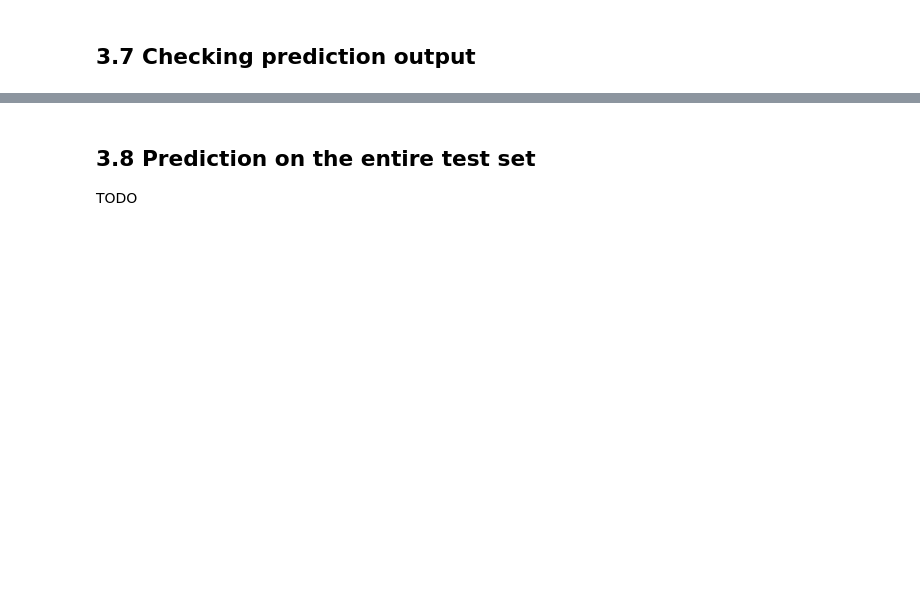
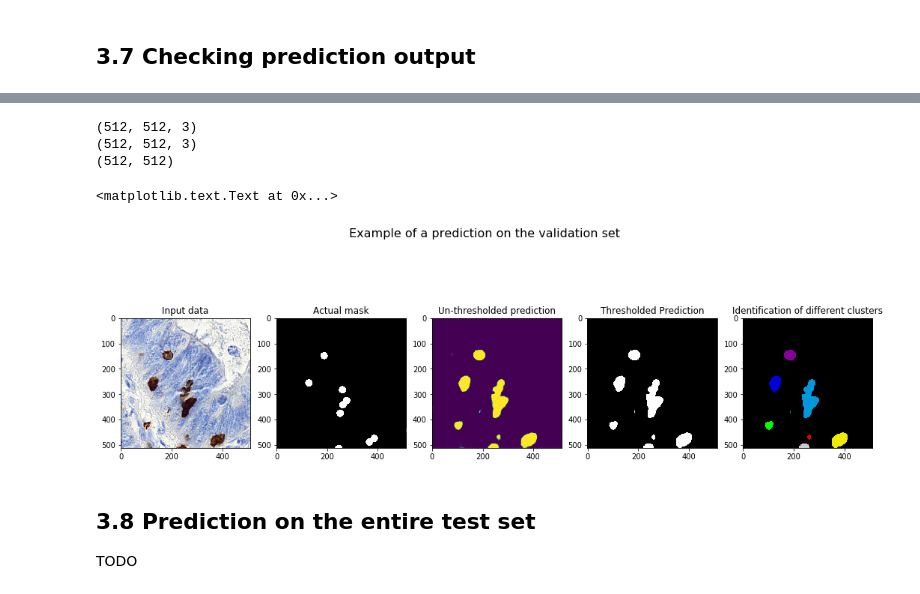
Before and after one commit to jeffluppes/ISMI2018, a Jupyter notebook: Project/ProjectNotebook.ipynb, the cells around one changed output, grey strips where cells are left out. Drawn from its saved outputs; the diff is of its cells as text; code cells hidden in the pictures; blank space fills up the shorter version.

Commit message:
Added a way to calculate centroids / label blobs, added a giant U-net

```diff
--- a/Project/ProjectNotebook.ipynb
+++ b/Project/ProjectNotebook.ipynb
@@ -642,6 +713,6 @@ plt.imshow(mask_patches[ino])
 ## 2.5 compile model and print model architecture.
 Also defines a model_checkpoint callback.
 # %%
-model = get_unet(512, 512, num_channels)
+model = get_secondunet(512, 512, num_channels)
 model_checkpoint = ModelCheckpoint('weights.h5', monitor='val_loss', save_best_only=True)
 model.summary()
@@ -683,4 +779,4 @@ Train the model. If all goes well...
 # One epoch generally takes 1 minute with batch size 1, 200 samples. Something to keep in mind..
 # the issues with the steady loss and val_loss seem to be related to the so-called dying relu problem. Go figure. Another problem to solve!
 # model.fit_generator(imgs_train, imgs_mask_train, batch_size=1, nb_epoch=10, verbose=1, shuffle=True, validation_split=0.2, callbacks=[model_checkpoint])
-model.fit(np.array(X_train), y_train, batch_size=8, epochs=4, verbose=1, shuffle=True, validation_split=0.1, callbacks=[model_checkpoint])
+model.fit(np.array(X_train), y_train, batch_size=8, epochs=20, verbose=1, shuffle=True, validation_split=0.2, callbacks=[model_checkpoint])
@@ -784,32 +932,49 @@ print(np.shape(preds_val_t[0]))
 # %%
 # create a subplot of 1 row
 plt.figure(1, figsize=(18, 6))
 plt.suptitle('Example of a prediction on the validation set', fontsize=16)
 
-idx = 1
+idx = 7
 
 # plot original image
-plt.subplot(141)
+plt.subplot(151)
 print(vimg_patches[idx].shape)
 plt.imshow(vimg_patches[idx])
 plt.title('Input data')
 
 #plot what the mask should have been
-plt.subplot(142)
+plt.subplot(152)
 print(vmask_patches[idx].shape)
 plt.imshow(vmask_patches[idx])
 plt.title('Actual mask')
 
 #plot raw, unthresholded prediction
-plt.subplot(143)
+plt.subplot(153)
 print(preds_val[idx].shape)
 plt.imshow(preds_val[idx])
 plt.title('Un-thresholded prediction')
 
 #plot thresholded prediction
-plt.subplot(144)
+plt.subplot(154)
 plt.imshow(preds_val_t[idx], cmap='gray')
 plt.title('Thresholded Prediction')
+
+#plot labels using the measure tools
+from skimage.measure import label, regionprops
+
+# what this does is label the different blobs based on the connected component principle
+labels = label(preds_val_t[idx], background=0)
+
+# it should show even the tiniest specks as different blobs, this is of course undesirable because these are false positives!
+plt.subplot(155)
+plt.imshow(labels, cmap='spectral')
+plt.title('Identification of different clusters')
+# %% [output]
+(512, 512, 3)
+(512, 512, 3)
+(512, 512)
+<matplotlib.text.Text at 0x...>
+[figure, added]
 # %% [markdown]
 ## 3.8 Prediction on the entire test set
 TODO
```
Also changed, not shown: parts of 28 cells of this notebook.
